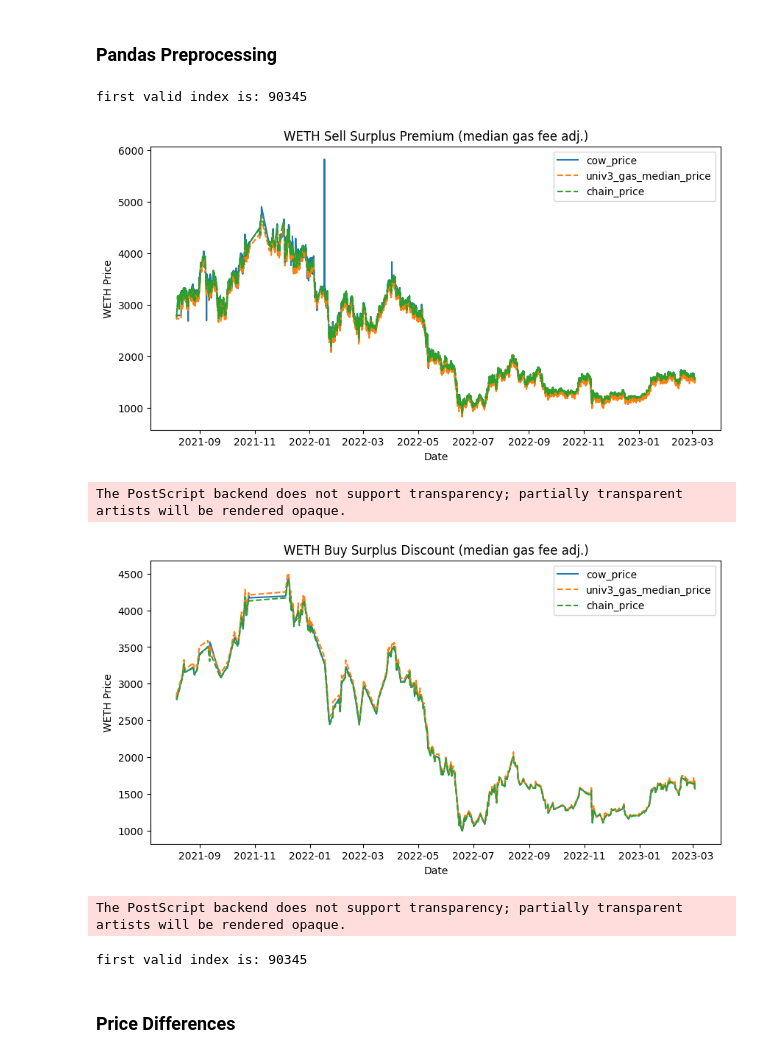
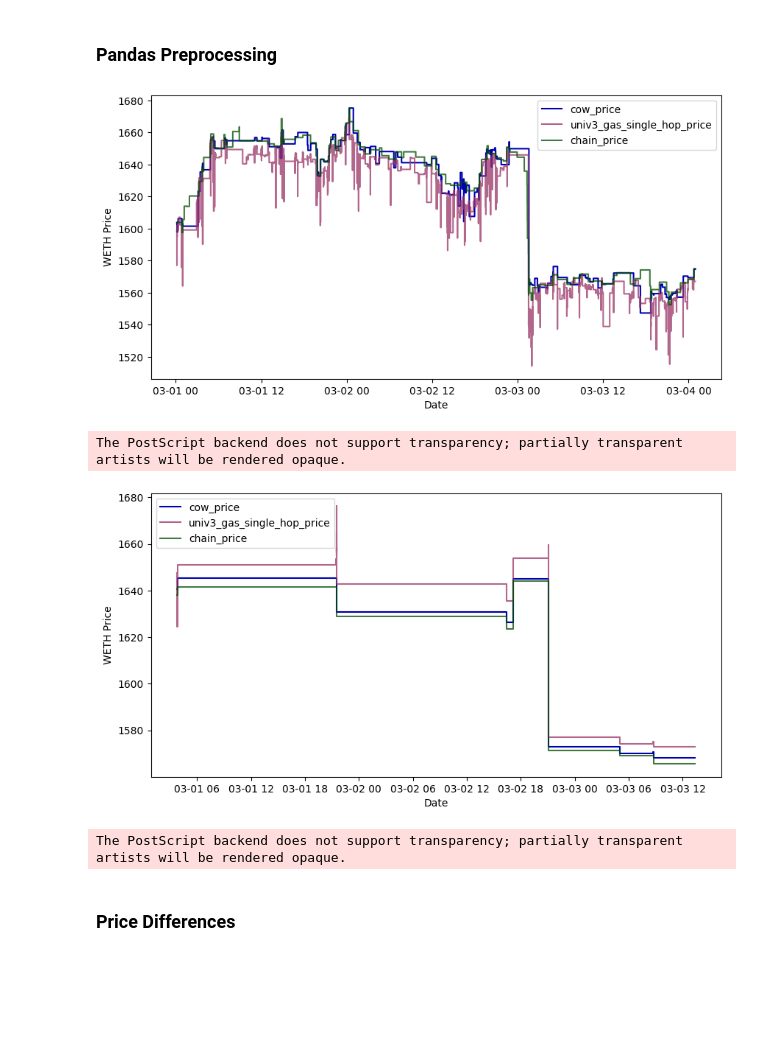
Before and after one commit to mohammed7s/Feedlot, a Jupyter notebook: pipeline/data_analysis.ipynb, the cells around one changed output. Drawn from its saved outputs; the diff is of its cells as text; code cells hidden in the pictures; blank space fills up the shorter version.

Commit message:
update graphs

```diff
--- a/pipeline/data_analysis.ipynb
+++ b/pipeline/data_analysis.ipynb
@@ -131,54 +131,67 @@ sell_WETH_df.loc[:, 'univ3_gas_median_price'] = sell_WETH_df.loc[:, 'univ3_price
 # convert index to datetime format
 sell_WETH_df.loc[:, 'timestamp'] = pd.to_datetime(sell_WETH_df.timestamp, utc=True, unit='s')
 buy_WETH_df.loc[:, 'timestamp'] = pd.to_datetime(buy_WETH_df.timestamp, utc=True, unit='s')
-# %%
-# first non nan value in sell_WETH_df['cow_price']
-first_valid_index_buy = sell_WETH_df['cow_price'].first_valid_index()
-print(f'first valid index is: {first_valid_index_buy}')
-# %% [output]
-first valid index is: 90345
+# %%
+# define color scheme
+cow_color = '#0000b3'
+univ3_color = '#993366'
+chain_color = '#004d00'
+
+# define date filter
+date_filter = '2023-03-01'
 # %%
 # plot prices on y axis and timestamp on x axis
-fig, ax = plt.subplots(figsize=(10, 5))
-ax.plot(sell_WETH_df['timestamp'], sell_WETH_df['cow_price'], label='cow_price')
-ax.plot(sell_WETH_df['timestamp'], sell_WETH_df['univ3_gas_median_price'], '--', label='univ3_gas_median_price')
-ax.plot(sell_WETH_df['timestamp'], sell_WETH_df['chain_price'], '--', label='chain_price')
+fig1, ax = plt.subplots(figsize=(10, 5))
+ax.step(
+    sell_WETH_df['timestamp'].loc[sell_WETH_df['timestamp'] > date_filter],
+    sell_WETH_df['cow_price'].loc[sell_WETH_df['timestamp'] > date_filter],
+    label='cow_price',color=cow_color)
+ax.step(
+    sell_WETH_df['timestamp'].loc[sell_WETH_df['timestamp'] > date_filter],
+    sell_WETH_df['univ3_gas_single_hop_price'].loc[sell_WETH_df['timestamp'] > date_filter],
+    label='univ3_gas_single_hop_price', color=univ3_color, alpha=0.75)
+ax.step(
+    sell_WETH_df['timestamp'].loc[sell_WETH_df['timestamp'] > date_filter],
+    sell_WETH_df['chain_price'].loc[sell_WETH_df['timestamp'] > date_filter],
+    label='chain_price', color=chain_color, alpha=0.75)
 
-plt.title("WETH Sell Surplus Premium (median gas fee adj.)")
 plt.xlabel('Date')
 plt.ylabel('WETH Price')
 plt.legend()
 plt.show();
 
-# save plot as pdf
-fig.savefig('../report/diagrams/WETH_sell_surplus_premium_median_gas_fee_adj.eps', format='eps', bbox_inches='tight')
+# save figure
+fig1.savefig('../report/diagrams/weth_sell_line.eps', format='eps', bbox_inches='tight')
+fig1.savefig('../report/diagrams/weth_sell_line.pdf', format='pdf', bbox_inches='tight')
 # %% [output]
-[figure, old version]
+[figure, new version]
 The PostScript backend does not support transparency; partially transparent artists will be rendered opaque.
 # %%
 # plot prices on y axis and timestamp on x axis
 fig2, ax = plt.subplots(figsize=(10, 5))
-ax.plot(buy_WETH_df['timestamp'], buy_WETH_df['cow_price'], label='cow_price')
-ax.plot(buy_WETH_df['timestamp'], buy_WETH_df['univ3_gas_median_price'],  '--', label='univ3_gas_median_price')
-ax.plot(buy_WETH_df['timestamp'], buy_WETH_df['chain_price'],  '--', label='chain_price')
+ax.step(
+    buy_WETH_df['timestamp'].loc[buy_WETH_df['timestamp'] > date_filter],
+    buy_WETH_df['cow_price'].loc[buy_WETH_df['timestamp'] > date_filter],
+    label='cow_price',color=cow_color)
+ax.step(
+    buy_WETH_df['timestamp'].loc[buy_WETH_df['timestamp'] > date_filter],
+    buy_WETH_df['univ3_gas_single_hop_price'].loc[buy_WETH_df['timestamp'] > date_filter],
+    label='univ3_gas_single_hop_price', color=univ3_color, alpha=0.75)
+ax.step(
+    buy_WETH_df['timestamp'].loc[buy_WETH_df['timestamp'] > date_filter],
+    buy_WETH_df['chain_price'].loc[buy_WETH_df['timestamp'] > date_filter],
+    label='chain_price', color=chain_color, alpha=0.75)
 
-plt.title("WETH Buy Surplus Discount (median gas fee adj.)")
 plt.xlabel('Date')
 plt.ylabel('WETH Price')
 plt.legend()
 plt.show();
 
-# save plot as pdf
-fig2.savefig('../report/diagrams/WETH_buy_surplus_discount_median_gas_fee_adj.eps', format='eps', bbox_inches='tight')
+fig2.savefig('../report/diagrams/weth_buy_line.eps', format='eps', bbox_inches='tight')
+fig2.savefig('../report/diagrams/weth_buy_line.pdf', format='pdf', bbox_inches='tight')
 # %% [output]
-[figure, old version]
+[figure, new version]
 The PostScript backend does not support transparency; partially transparent artists will be rendered opaque.
-# %%
-# first non nan value in sell_WETH_df['cow_price']
-first_valid_index_sell = sell_WETH_df['cow_price'].first_valid_index()
-print(f'first valid index is: {first_valid_index_sell}')
-# %% [output]
-first valid index is: 90345
 # %% [markdown]
 ### Price Differences
 # %%
```
Also changed, not shown: parts of 8 cells of this notebook, 20 other files.
